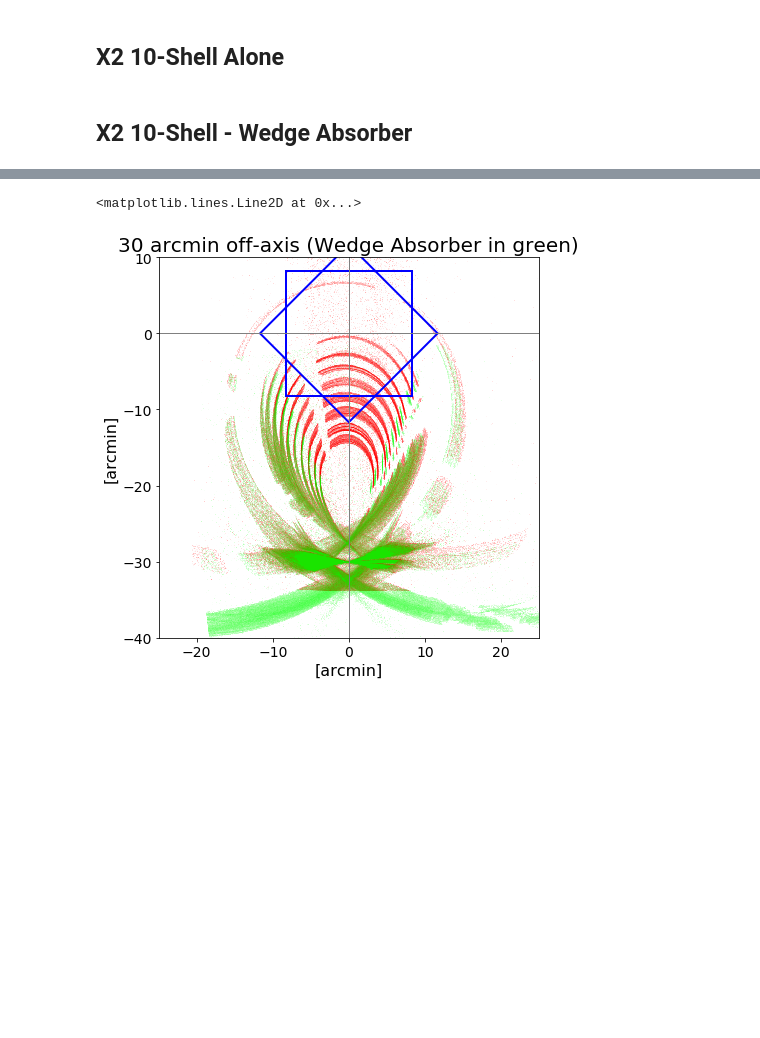
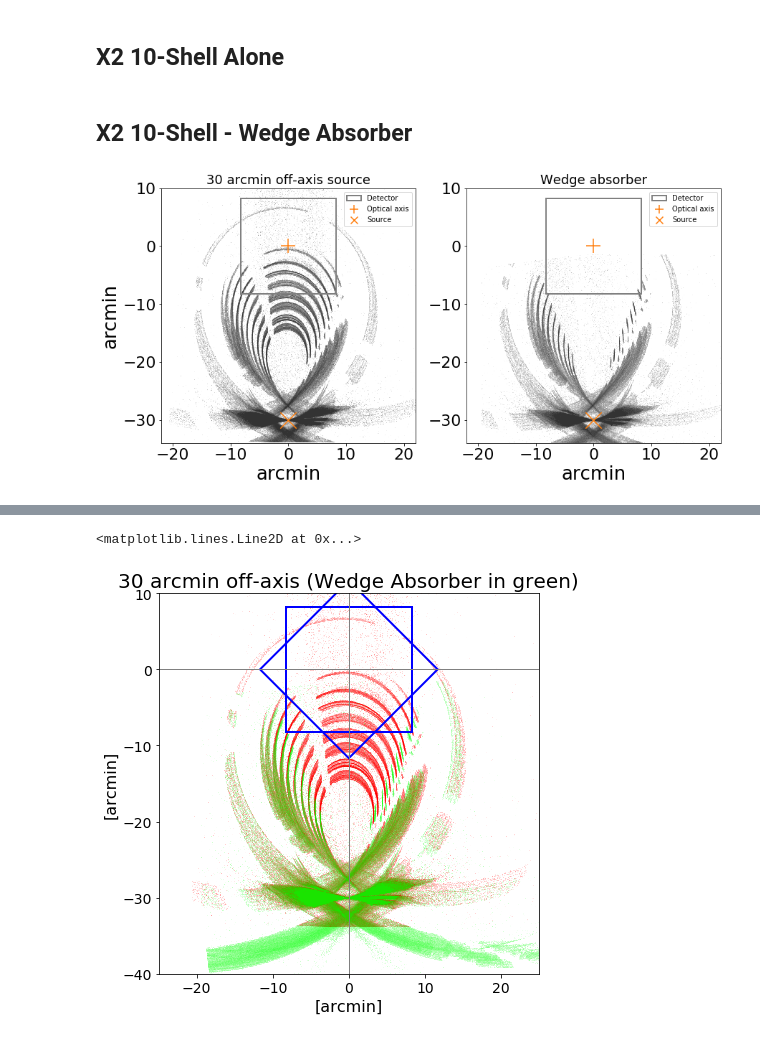
Before and after one commit to pymilo/Milo_CCD_Cal, a Jupyter notebook: Notebooks/GhostRays_WedgeAbsorber.ipynb, the cells around one changed output, grey strips where cells are left out. Saved outputs shown, nothing was run; the diff lists cells and outputs as text; code cells hidden in the pictures; blank space fills up the shorter version.

```diff
--- a/Notebooks/GhostRays_WedgeAbsorber.ipynb
+++ b/Notebooks/GhostRays_WedgeAbsorber.ipynb
@@ -37,7 +37,6 @@ tred = {'red' :  ((0.0, 0.0, 1.0),
                     (1.0, 0.0, 0.0)),
         'alpha': ((0.0, 0.0, 0.0),
                     (1.0, 1.0, 0.0))}
-
 tgreen = {'red' :  ((0.0, 0.0, 0.0),
                     (1.0, 0.0, 0.0)),
         'green': ((0.0, 0.0, 1.0),
@@ -46,10 +45,18 @@ tgreen = {'red' :  ((0.0, 0.0, 0.0),
                     (1.0, 0.0, 0.0)),
         'alpha': ((0.0, 0.0, 0.0),
                     (1.0, 0.9, 0.0))}
-
+tblack = {'red' :  ((0.0, 0.0, .0),
+                    (1.0, .2, 0.0)),
+        'green': ((0.0, 0.0, .0),
+                    (1., .2, 0.0)),
+        'blue':  ((0.0, 0.0, 0.0),
+                    (1., .2, 0.0)),
+        'alpha': ((0.0, 0.0, 0.0),
+                    (1.0, 1.0, 0.0))}
 
 tred   = LinearSegmentedColormap('tred', tred)
 tgreen = LinearSegmentedColormap('tgreen', tgreen)
+tblack = LinearSegmentedColormap('tblack', tblack)
 # %% [markdown]
 ### Defining Funtion to get circular mask:
 # %%
@@ -102,3 +109,67 @@ DarksC = (Darks1 + Darks2 + Darks3)/3.
 CF_Xm0_Ym30 = fits.open('/Volumes/Pandora/FOXSI/OpCal/FOXSI-3_2018Mar/X2-10Shells+WedgeAbs/CCD/GhostRays/FOXSI3_X2+WA_CCD_T6Sx6_30kV_0p85mA_0arcminX_-30rcminY.fits')
 CD_X0_Ym30 = np.average(CF_Xm0_Ym30[0].data, axis=0)
 DX2N_X0_Ym30 = skimage.transform.rotate(((CD_X0_Ym30-DarksC)/(CD_X0_Ym30-DarksC).max()),angle1,center=(X1,Y1))
+# %%
+'''Plotting'''
+fig = plt.figure(figsize=(14,8))
+# Lab-Data Plot
+ax1 = fig.add_subplot(121, aspect='equal')
+
+## homogenizing background
+ax1.imshow(np.zeros((20, 20)),extent=[-21,21,-32,10],cmap=tblack)
+## With no wedge Data
+ax1.imshow(abs(DX2_X0_Ym30), origin='lower',cmap=tblack,
+          norm=matplotlib.colors.LogNorm(),
+          extent=[-X0*s.value+X,(-X0+resol)*s.value+X,-Y0*s.value+Y,(-Y0+resol)*s.value+Y],
+          vmin=0.002,vmax=0.05)
+## Hornaments
+ax1.scatter(0, 0, s=400, c='#FF7F0E', marker='+',label='Optical axis') # Optical axis
+ax1.scatter(0, -30, s=500, c='#FF7F0E', marker='x',label='Source') # Source
+rect = patches.Rectangle((-8.25,-8.25),16.5,16.5,linewidth=2,edgecolor='gray',
+                         facecolor='none',label="Detector")
+ax1.set_xlim((-22,22))
+ax1.set_ylim((-34,10))
+ax1.add_patch(rect)
+ax1.set_xlabel('arcmin',fontsize=26)
+ax1.set_ylabel('arcmin',fontsize=26)
+ax1.set_title('30 arcmin off-axis source', fontsize=18)
+ax1.tick_params(labelsize=14)
+ax1.tick_params(axis="x", labelsize=22)
+ax1.tick_params(axis="y", labelsize=22)
+lgnd1=ax1.legend(loc='upper right',fontsize=10)
+lgnd1.legendHandles[0]._sizes = [50]
+lgnd1.legendHandles[1]._sizes = [140]
+lgnd1.legendHandles[2]._sizes = [100]
+
+# Wedge absorber Plot
+ax2 = fig.add_subplot(122, aspect='equal')
+## homogenizing background
+ax2.imshow(np.zeros((20, 20)),extent=[-21,21,-32,10],cmap=tblack)
+## With no wedge Data
+ax2.imshow(abs(DX2N_X0_Ym30), origin='lower',cmap=tblack,
+          norm=matplotlib.colors.LogNorm(),
+          extent=[-X1*s.value+X,(-X1+resol)*s.value+X,-Y1*s.value+Y,(-Y1+resol)*s.value+Y],
+          vmin=0.001,vmax=0.05)
+## Hornaments
+ax2.scatter(0, 0, s=400, c='#FF7F0E', marker='+',label='Optical axis') # Optical axis
+ax2.scatter(0, -30, s=500, c='#FF7F0E', marker='x',label='Source') # Source
+rect = patches.Rectangle((-8.25,-8.25),16.5,16.5,linewidth=2,edgecolor='gray',
+                         facecolor='none',label="Detector")
+ax2.set_xlim((-22,22))
+ax2.set_ylim((-34,10))
+ax2.add_patch(rect)
+ax2.set_xlabel('arcmin',fontsize=26)
+#ax2.set_ylabel('arcmin',fontsize=26)
+ax2.set_title('Wedge absorber', fontsize=18)
+ax2.tick_params(labelsize=14)
+ax2.tick_params(axis="x", labelsize=22)
+ax2.tick_params(axis="y", labelsize=22)
+lgnd2=ax2.legend(loc='upper right',fontsize=10)
+lgnd2.legendHandles[0]._sizes = [50]
+lgnd2.legendHandles[1]._sizes = [140]
+lgnd2.legendHandles[2]._sizes = [100]
+lgnd2.legendHandles[1].set_alpha(1.0)
+figfinal=plt.gcf()
+figfinal.savefig('WedgeAbs.pdf',dpi=300,bbox_inches="tight")
+# %% [output]
+[figure, added]
```
Also changed, not shown: parts of 1 cell of this notebook, 56 other files.
